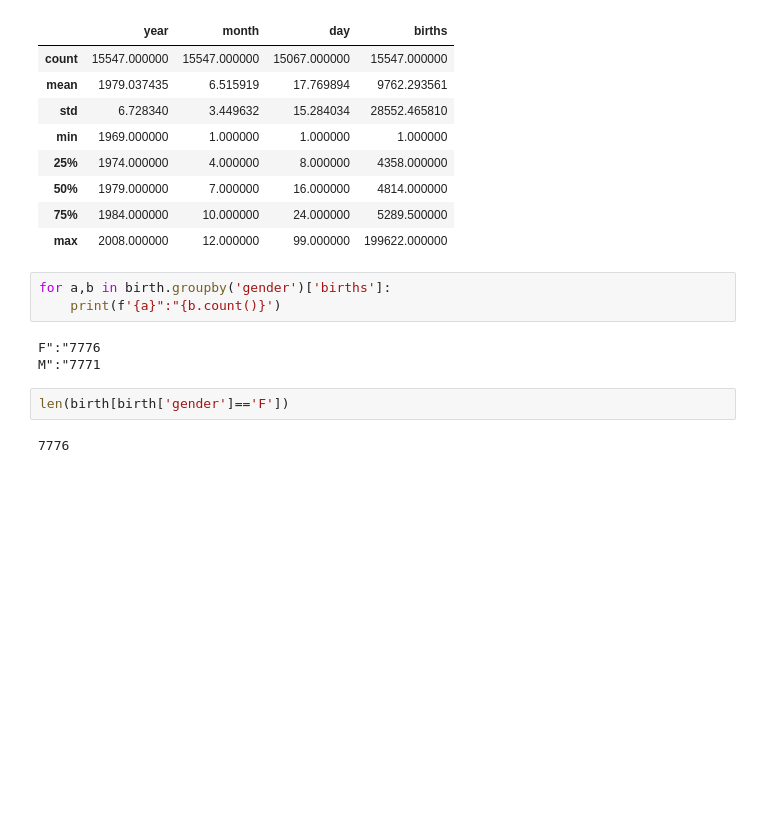
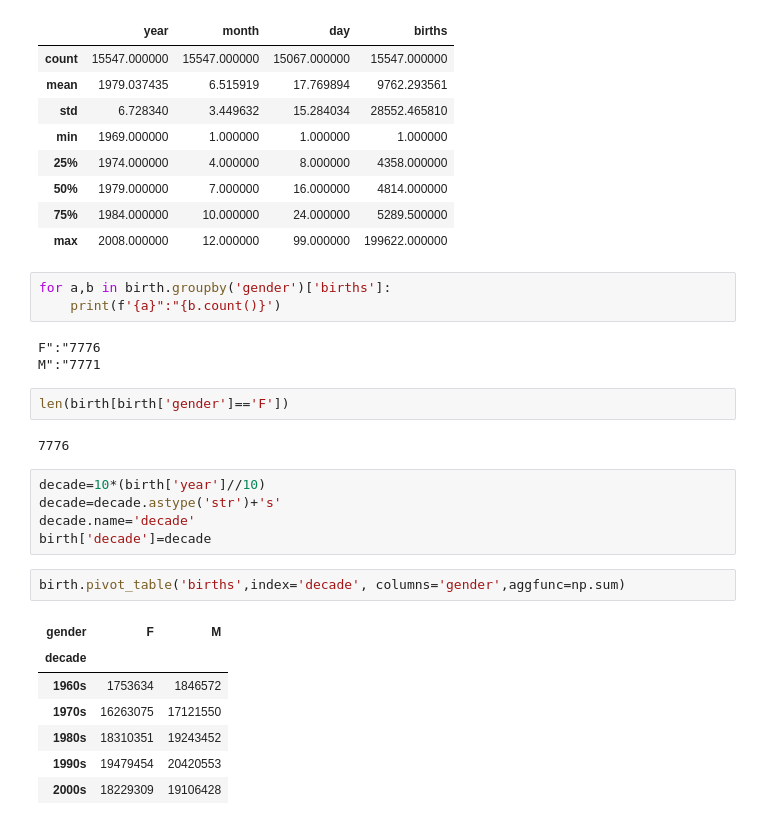
Before and after one commit to imabiodun/py, a Jupyter notebook: birth_learn.ipynb, the cells around one changed output. Cells and saved outputs as stored; diff of their text form; blank space fills up the shorter version.

```diff
--- a/birth_learn.ipynb
+++ b/birth_learn.ipynb
@@ -53,3 +63,18 @@ M":"7771
 len(birth[birth['gender']=='F'])
 # %% [output]
 7776
+# %%
+decade=10*(birth['year']//10)
+decade=decade.astype('str')+'s'
+decade.name='decade'
+birth['decade']=decade
+# %%
+birth.pivot_table('births',index='decade', columns='gender',aggfunc=np.sum)
+# %% [output]
+| gender | F | M |
+| decade |  |  |
+| 1960s | 1753634 | 1846572 |
+| 1970s | 16263075 | 17121550 |
+| 1980s | 18310351 | 19243452 |
+| 1990s | 19479454 | 20420553 |
+| 2000s | 18229309 | 19106428 |
```
Also changed, not shown: parts of 7 cells of this notebook, 1 other file.
